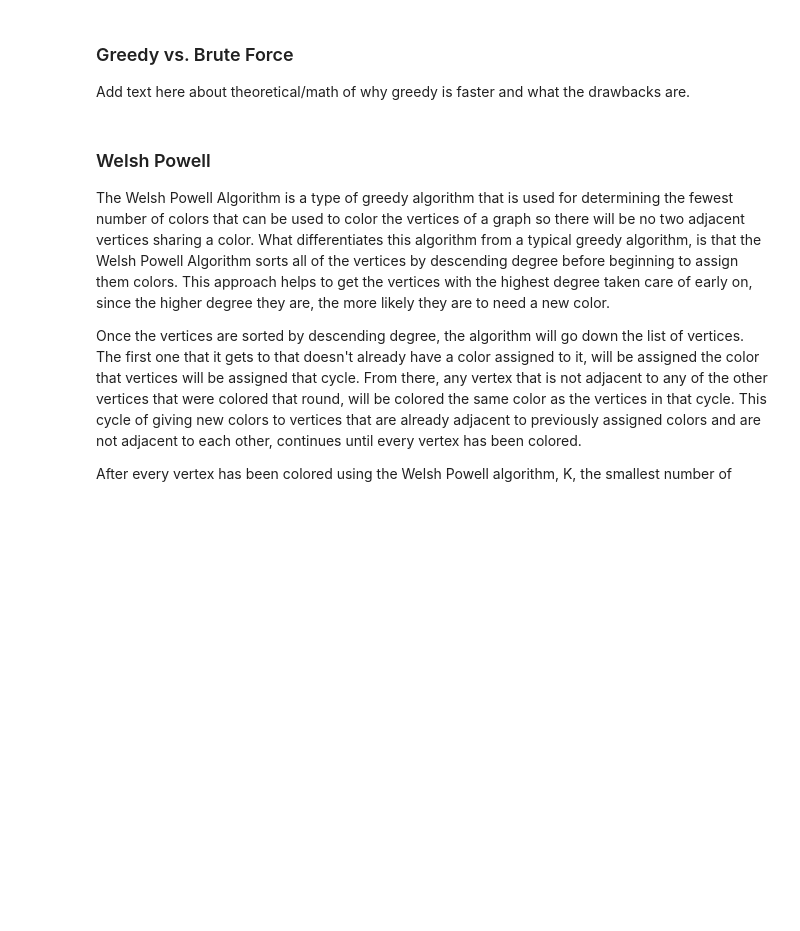
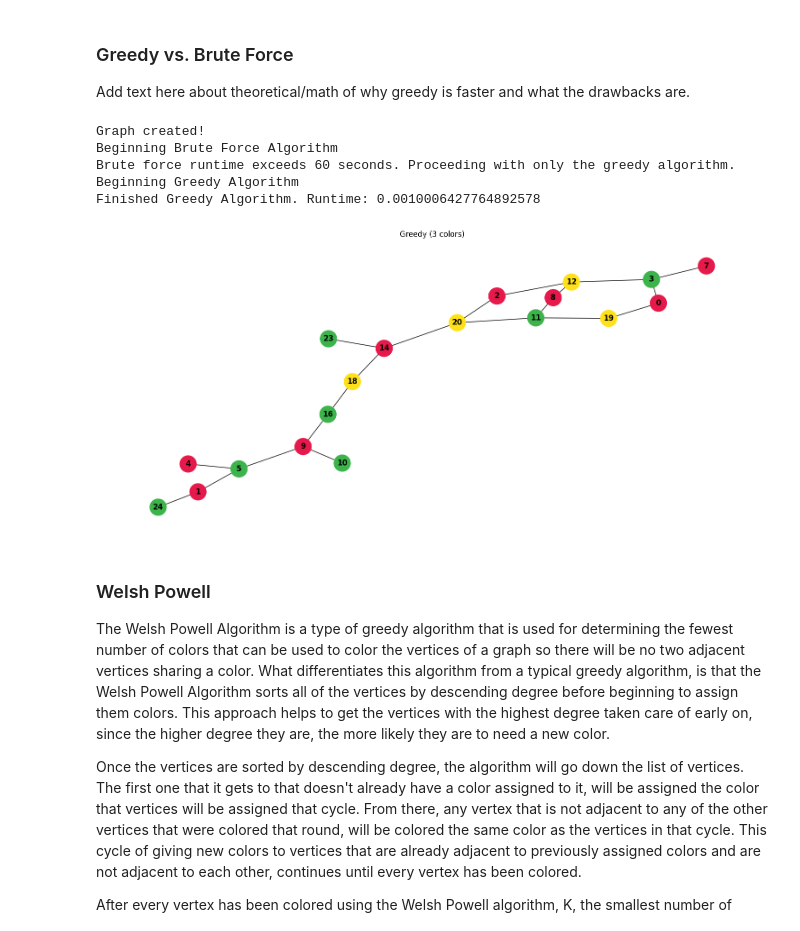
Before and after one commit to crane919/graph-coloring, a Jupyter notebook: Essay.ipynb, the cells around one changed output. Cells and saved outputs as stored; diff of their text form; code cells hidden in the pictures; blank space fills up the shorter version.

```diff
--- a/Essay.ipynb
+++ b/Essay.ipynb
@@ -87,11 +114,19 @@ Add text here about theoretical/math of why greedy is faster and what the drawba
 # %%
 from code_1 import brute_vs_greedy_with_timeout
 from code_1 import generate_random_graph
 
-#change the numbers below to compare graphs of different sizes!
-graph = generate_random_graph(25, 20)
+g3 = generate_random_graph(25, 20) #change these numbers to create graphs of different sizes: (number of vertices, number of edges)
+# warning: if you try to run brute force on a larger graph, the runtime will exceed multiple minutes. for now, we recommend
+# keeping the graph below 20 vertices and 30 edges.
 print("Graph created!")
-brute_vs_greedy_with_timeout(graph)
+brute_vs_greedy_with_timeout(g3)
+# %% [output]
+Graph created!
+Beginning Brute Force Algorithm
+Brute force runtime exceeds 60 seconds. Proceeding with only the greedy algorithm.
+Beginning Greedy Algorithm
+Finished Greedy Algorithm. Runtime: 0.0010006427764892578
+[figure, added]
 # %% [markdown]
 ### Welsh Powell
 
```
Also changed, not shown: parts of 14 cells of this notebook, 3 other files.
